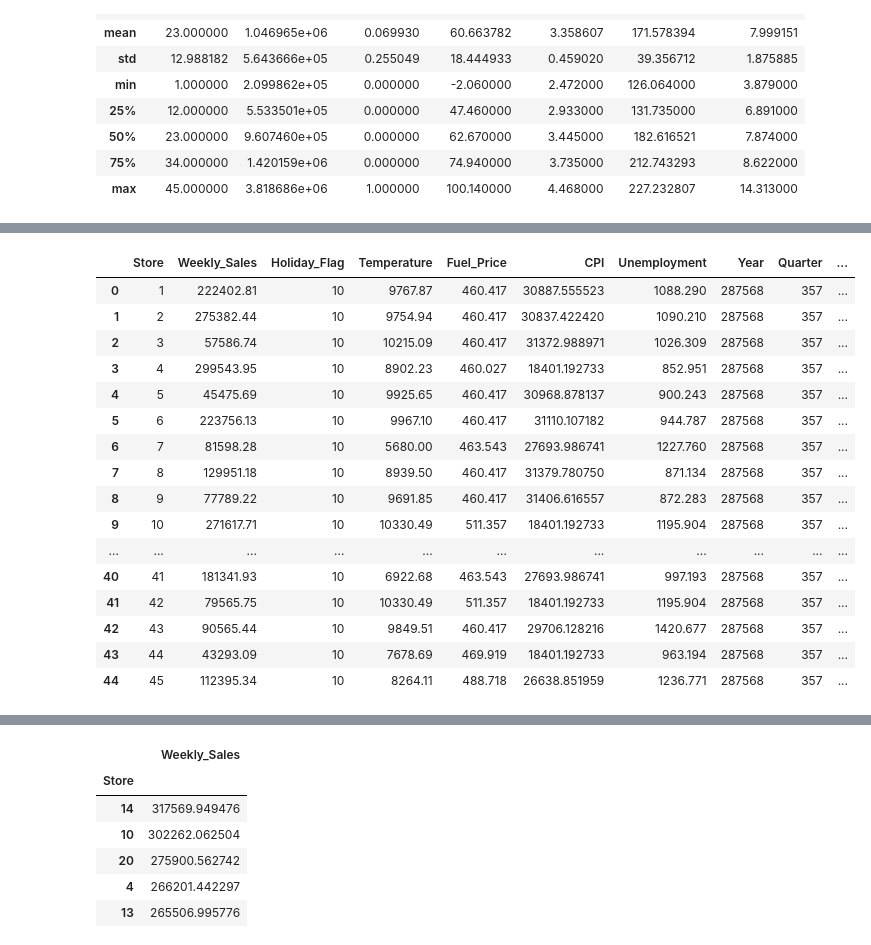
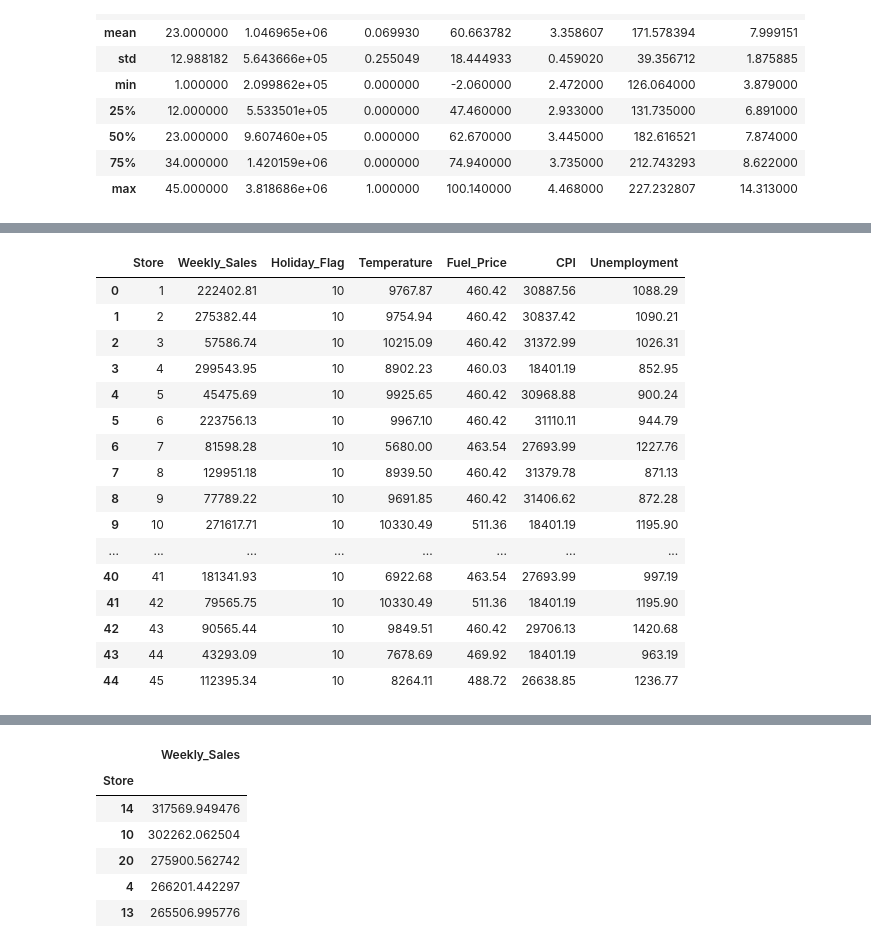
Before and after one commit to Psyclophe/Data-Scientist, a Jupyter notebook: Wal_mart_analysis_forecasting.ipynb, the cells around one changed output, grey strips where cells are left out. Drawn from its saved outputs; the diff is of its cells as text; code cells hidden in the pictures.

```diff
--- a/Wal_mart_analysis_forecasting.ipynb
+++ b/Wal_mart_analysis_forecasting.ipynb
@@ -120,12 +120,3 @@ df.describe()
 | 50% | 23.000000 | 9.607460e+05 | 0.000000 | 62.670000 | 3.445000 | 182.616521 | 7.874000 |
 | 75% | 34.000000 | 1.420159e+06 | 0.000000 | 74.940000 | 3.735000 | 212.743293 | 8.622000 |
 | max | 45.000000 | 3.818686e+06 | 1.000000 | 100.140000 | 4.468000 | 227.232807 | 14.313000 |
-# %%
-
-df['Year'] = pd.DatetimeIndex(df['Date']).Year
-df["Quarter"]= pd.DatetimeIndex(df['Date']).Quarter
-df['Month'] = pd.DatetimeIndex(df['Date']).Month
-df["Week"]= pd.DatetimeIndex(df['Date']).Week
-df["Day"]= pd.DatetimeIndex(df['Date']).Day
-
-df
@@ -167,31 +144,34 @@ data_sort
 # %%
 #con la funcion "groupby" se indica a Python agrupar y sumar, por tienda y por semana, al ejecutar la función Python
 #agrega e indexa la columna "0" a la columna "1" como identificador
+#Las ventas estan expresadas en miles (´000)
 
 group=df.groupby("Store").sum("Weekly_Sales")
-# buscar alternativa para formato de números
 group.reset_index(level=0, inplace=True)
 group["Weekly_Sales"]=(group["Weekly_Sales"]/1000).round(2)
+group["Fuel_Price"]=(group["Fuel_Price"]).round(2)
+group["CPI"]=(group["CPI"]).round(2)
+group["Unemployment"]=(group["Unemployment"]).round(2)
 
 group
 # %% [output]
-|  | Store | Weekly_Sales | Holiday_Flag | Temperature | Fuel_Price | CPI | Unemployment | Year | Quarter | ... |
-| 0 | 1 | 222402.81 | 10 | 9767.87 | 460.417 | 30887.555523 | 1088.290 | 287568 | 357 | ... |
-| 1 | 2 | 275382.44 | 10 | 9754.94 | 460.417 | 30837.422420 | 1090.210 | 287568 | 357 | ... |
-| 2 | 3 | 57586.74 | 10 | 10215.09 | 460.417 | 31372.988971 | 1026.309 | 287568 | 357 | ... |
-| 3 | 4 | 299543.95 | 10 | 8902.23 | 460.027 | 18401.192733 | 852.951 | 287568 | 357 | ... |
-| 4 | 5 | 45475.69 | 10 | 9925.65 | 460.417 | 30968.878137 | 900.243 | 287568 | 357 | ... |
-| 5 | 6 | 223756.13 | 10 | 9967.10 | 460.417 | 31110.107182 | 944.787 | 287568 | 357 | ... |
-| 6 | 7 | 81598.28 | 10 | 5680.00 | 463.543 | 27693.986741 | 1227.760 | 287568 | 357 | ... |
-| 7 | 8 | 129951.18 | 10 | 8939.50 | 460.417 | 31379.780750 | 871.134 | 287568 | 357 | ... |
-| 8 | 9 | 77789.22 | 10 | 9691.85 | 460.417 | 31406.616557 | 872.283 | 287568 | 357 | ... |
-| 9 | 10 | 271617.71 | 10 | 10330.49 | 511.357 | 18401.192733 | 1195.904 | 287568 | 357 | ... |
-| ... | ... | ... | ... | ... | ... | ... | ... | ... | ... | ... |
-| 40 | 41 | 181341.93 | 10 | 6922.68 | 463.543 | 27693.986741 | 997.193 | 287568 | 357 | ... |
-| 41 | 42 | 79565.75 | 10 | 10330.49 | 511.357 | 18401.192733 | 1195.904 | 287568 | 357 | ... |
-| 42 | 43 | 90565.44 | 10 | 9849.51 | 460.417 | 29706.128216 | 1420.677 | 287568 | 357 | ... |
-| 43 | 44 | 43293.09 | 10 | 7678.69 | 469.919 | 18401.192733 | 963.194 | 287568 | 357 | ... |
-| 44 | 45 | 112395.34 | 10 | 8264.11 | 488.718 | 26638.851959 | 1236.771 | 287568 | 357 | ... |
+|  | Store | Weekly_Sales | Holiday_Flag | Temperature | Fuel_Price | CPI | Unemployment |
+| 0 | 1 | 222402.81 | 10 | 9767.87 | 460.42 | 30887.56 | 1088.29 |
+| 1 | 2 | 275382.44 | 10 | 9754.94 | 460.42 | 30837.42 | 1090.21 |
+| 2 | 3 | 57586.74 | 10 | 10215.09 | 460.42 | 31372.99 | 1026.31 |
+| 3 | 4 | 299543.95 | 10 | 8902.23 | 460.03 | 18401.19 | 852.95 |
+| 4 | 5 | 45475.69 | 10 | 9925.65 | 460.42 | 30968.88 | 900.24 |
+| 5 | 6 | 223756.13 | 10 | 9967.10 | 460.42 | 31110.11 | 944.79 |
+| 6 | 7 | 81598.28 | 10 | 5680.00 | 463.54 | 27693.99 | 1227.76 |
+| 7 | 8 | 129951.18 | 10 | 8939.50 | 460.42 | 31379.78 | 871.13 |
+| 8 | 9 | 77789.22 | 10 | 9691.85 | 460.42 | 31406.62 | 872.28 |
+| 9 | 10 | 271617.71 | 10 | 10330.49 | 511.36 | 18401.19 | 1195.90 |
+| ... | ... | ... | ... | ... | ... | ... | ... |
+| 40 | 41 | 181341.93 | 10 | 6922.68 | 463.54 | 27693.99 | 997.19 |
+| 41 | 42 | 79565.75 | 10 | 10330.49 | 511.36 | 18401.19 | 1195.90 |
+| 42 | 43 | 90565.44 | 10 | 9849.51 | 460.42 | 29706.13 | 1420.68 |
+| 43 | 44 | 43293.09 | 10 | 7678.69 | 469.92 | 18401.19 | 963.19 |
+| 44 | 45 | 112395.34 | 10 | 8264.11 | 488.72 | 26638.85 | 1236.77 |
 # %%
 #se solicita a Python ordenar por tienda y por volumen de ventas
 
```
Also changed, not shown: parts of 11 cells of this notebook.
